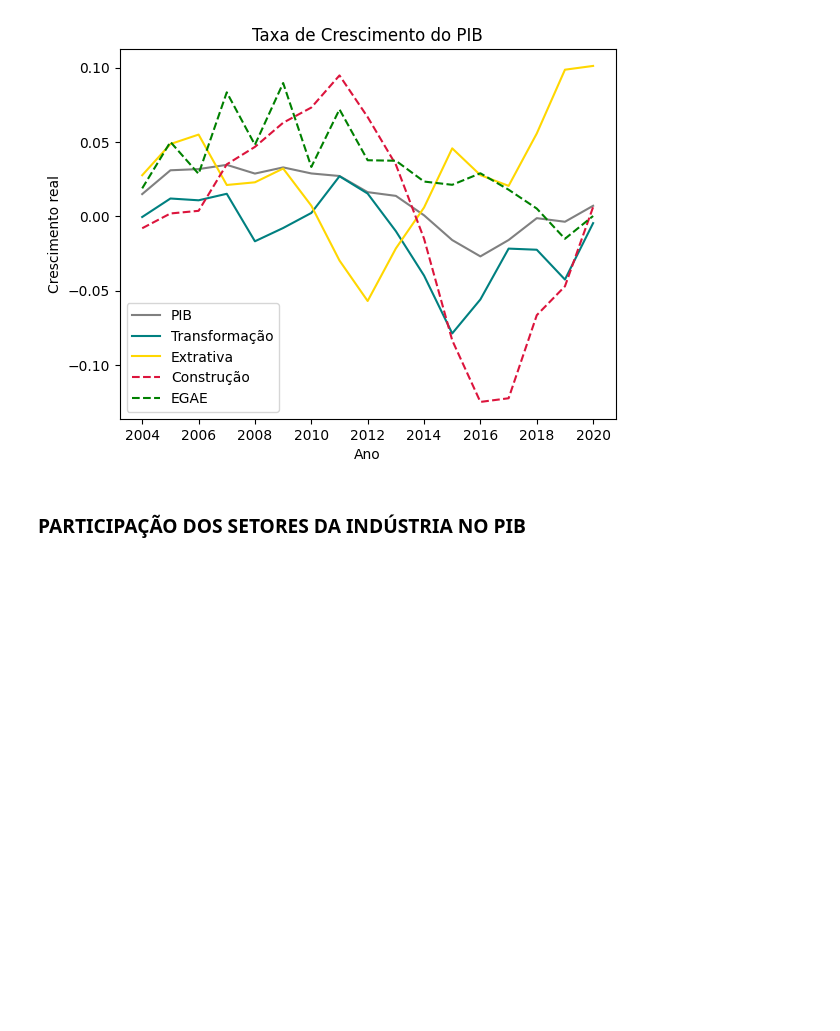
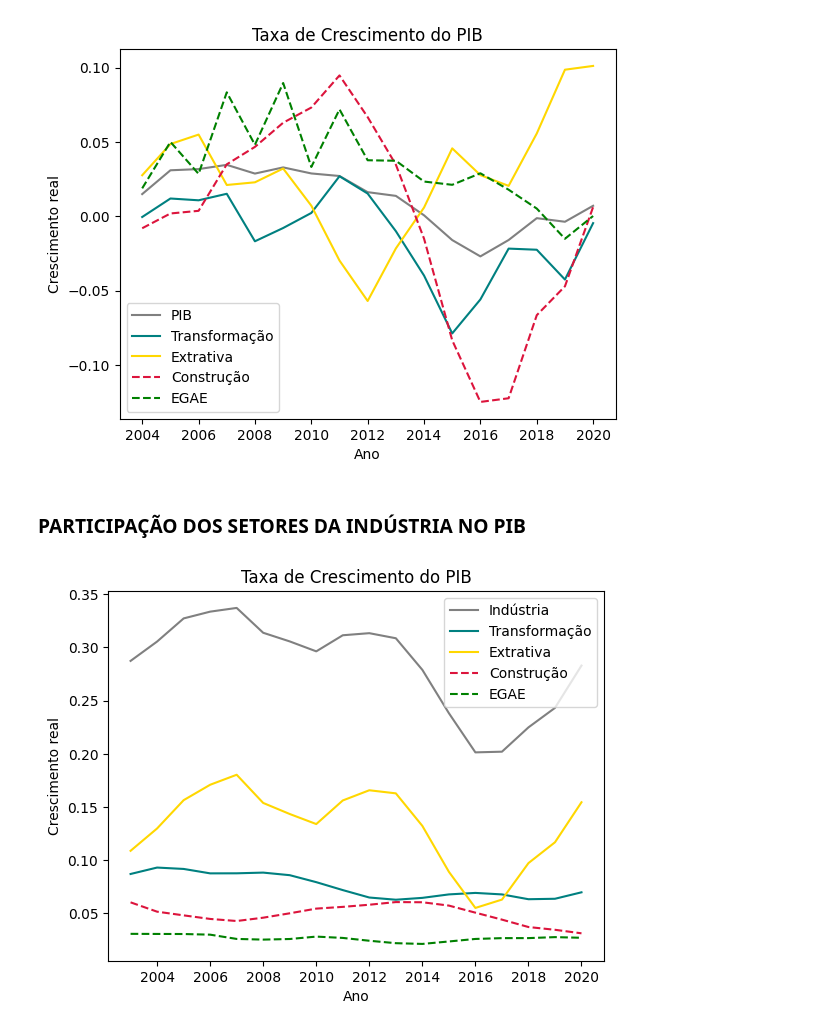
Before and after one commit to leoaucar/tratamento_contas_regionais, a Jupyter notebook: extracao_categorias.ipynb, the cells around one changed output. Cells and saved outputs as stored; diff of their text form; code cells hidden in the pictures; blank space fills up the shorter version.

```diff
--- a/extracao_categorias.ipynb
+++ b/extracao_categorias.ipynb
@@ -540,15 +366,17 @@ plt.show()
 # %%
 #FORMA DF para grafico daquelas variáveis
 
 fig, ax = plt.subplots()
-ax.plot(df_rio['Taxa de Crescimento_Total das Atividades'].rolling(3,center=True).mean(), color='grey', label='PIB')
-ax.plot(df_rio['Taxa de Crescimento_Indústrias de Transformação'].rolling(3,center=True).mean(), color='teal', label='Transformação')
-ax.plot(df_rio['Taxa de Crescimento_Indústrias extrativas'].rolling(3,center=True).mean(), color = 'gold', label='Extrativa')
-ax.plot(df_rio['Taxa de Crescimento_Construção'].rolling(3,center=True).mean(), color = 'crimson', label='Construção', linestyle='--')
-ax.plot(df_rio['Taxa de Crescimento_Eletricidade e gás, água, esgoto, atividades de gestão de resíduos e descontaminação'].rolling(3,center=True).mean(), color = 'green', label='EGAE', linestyle='--')
+ax.plot(df_rio['Participação_Industria'].rolling(3,center=True).mean(), color='grey', label='Indústria')
+ax.plot(df_rio['Participação_Indústrias de Transformação'].rolling(3,center=True).mean(), color='teal', label='Transformação')
+ax.plot(df_rio['Participação_Indústrias extrativas'].rolling(3,center=True).mean(), color = 'gold', label='Extrativa')
+ax.plot(df_rio['Participação_Construção'].rolling(3,center=True).mean(), color = 'crimson', label='Construção', linestyle='--')
+ax.plot(df_rio['Participação_Serviços'].rolling(3,center=True).mean(), color = 'green', label='EGAE', linestyle='--')
 
 plt.title('Taxa de Crescimento do PIB')
 plt.ylabel('Crescimento real')
 plt.xlabel('Ano')
 plt.legend()
 plt.show()
+# %% [output]
+[figure, added]
```
Also changed, not shown: parts of 42 cells of this notebook, 6 other files.
